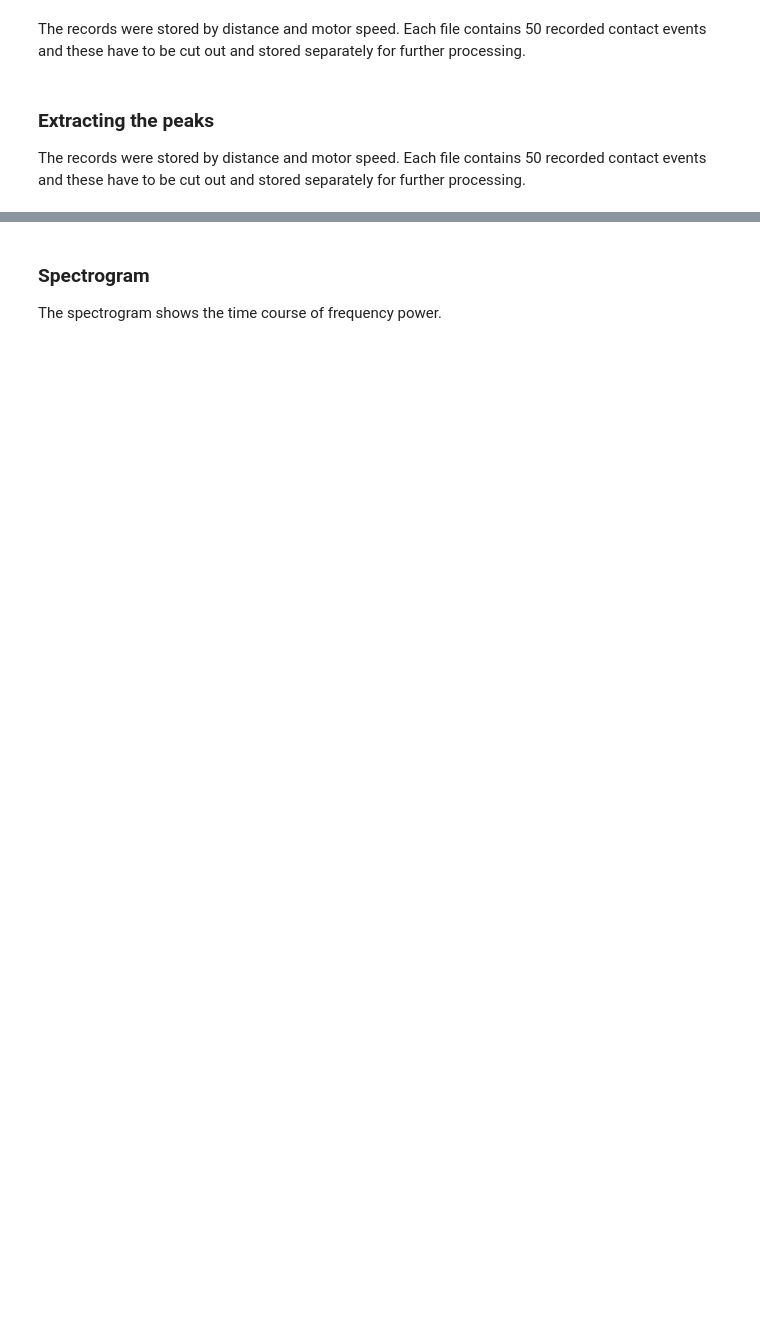
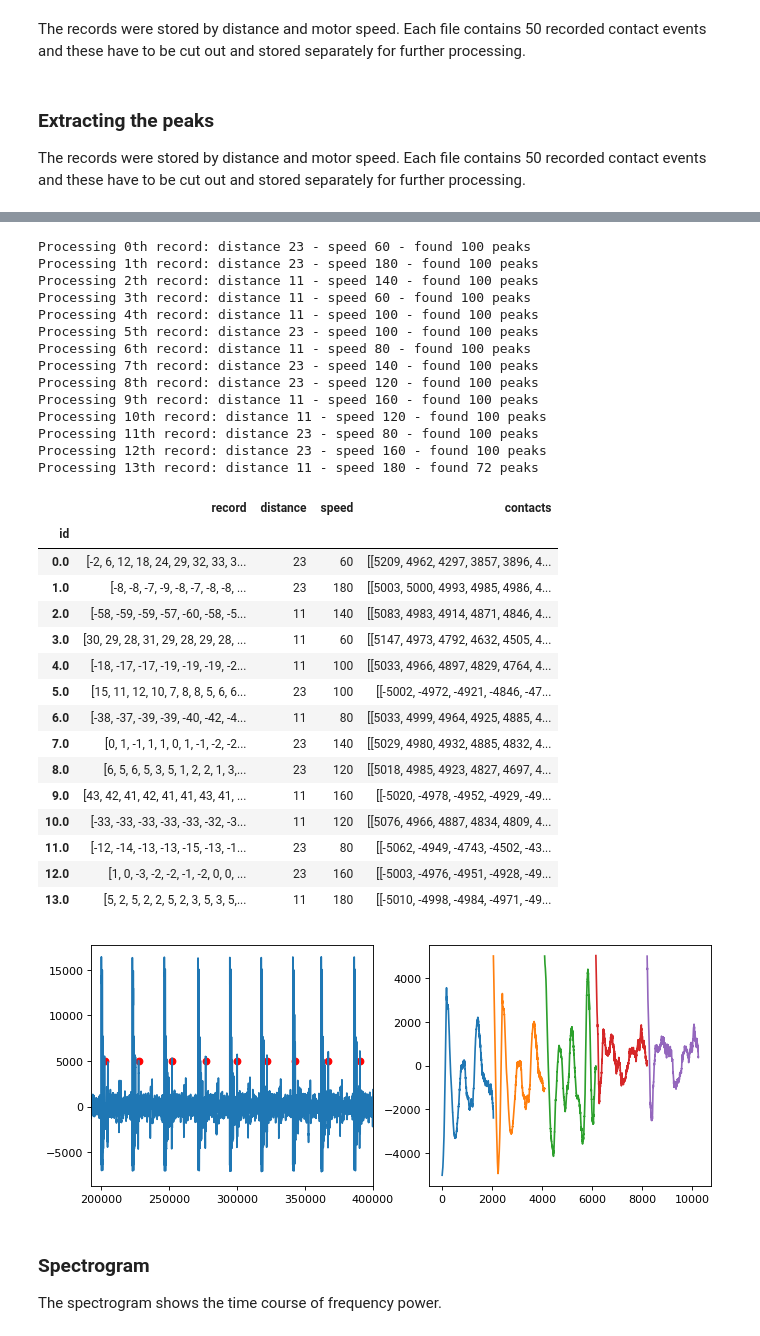
Before and after one commit to LucaHermes/PiezoAntenna, a Jupyter notebook: Piezo Antenna.ipynb, the cells around one changed output, grey strips where cells are left out. Cells and saved outputs as stored; diff of their text form; code cells hidden in the pictures; blank space fills up the shorter version.

```diff
--- a/Piezo Antenna.ipynb
+++ b/Piezo Antenna.ipynb
@@ -127,3 +98,79 @@ plt.legend()'''
+# %%
+EXPECTED_CONTACTS = 100
+THRESHOLD = 5000
+FRAGMENT_SIZE = 2048
+
+data = rawdata
+
+def find_peaks(x):
+    above_th = pd.Series(x) > THRESHOLD
+    # find every threshold transgression
+    above_th = pd.Series(above_th.index[above_th == True].tolist()).astype(int)
+    diff = above_th.diff(periods=-1).abs()
+    last_peaks_indices = diff.index[diff > 4410].tolist()
+    last_peaks_indices.append(len(above_th) - 1)
+    last_peaks = above_th[last_peaks_indices].reset_index(drop=True)
+
+    return last_peaks
+
+for i in range(N_CLASSES):
+    d = pd.Series(data['record'][i])
+    peaks = find_peaks(d.abs())
+    idx_peaks = pd.Index(peaks)
+    print('Processing {}th record: distance {} - speed {} - found {} peaks'.format(
+        i, rawdata['distance'][i], rawdata['speed'][i], len(peaks)))
+    contacts = []
+    for c_idx in peaks:
+        contacts.append(d[c_idx:c_idx + FRAGMENT_SIZE].tolist())
+        contact_nr = idx_peaks.get_loc(c_idx)
+    data.at[i, 'contacts'] = 0
+    data['contacts'] = data['contacts'].astype(object)
+    data.at[i, 'contacts'] = np.array(contacts)
+
+
+plt.figure(num=None, figsize=(10, 4), dpi=80)
+plt.subplot('121')
+last_series = data['record'][len(data['record'])-1]
+plt.plot(last_series)
+plt.scatter(peaks, [ last_series[i] for i in peaks ], color='r')
+plt.xlim((192599, 400000))
+plt.subplot('122')
+for i in range(5):
+    xs = range(FRAGMENT_SIZE*(i),FRAGMENT_SIZE*(i+1))
+    plt.plot(xs, last_series[peaks[i]:peaks[i] + FRAGMENT_SIZE])
+data
+# %% [output]
+Processing 0th record: distance 23 - speed 60 - found 100 peaks
+Processing 1th record: distance 23 - speed 180 - found 100 peaks
+Processing 2th record: distance 11 - speed 140 - found 100 peaks
+Processing 3th record: distance 11 - speed 60 - found 100 peaks
+Processing 4th record: distance 11 - speed 100 - found 100 peaks
+Processing 5th record: distance 23 - speed 100 - found 100 peaks
+Processing 6th record: distance 11 - speed 80 - found 100 peaks
+Processing 7th record: distance 23 - speed 140 - found 100 peaks
+Processing 8th record: distance 23 - speed 120 - found 100 peaks
+Processing 9th record: distance 11 - speed 160 - found 100 peaks
+Processing 10th record: distance 11 - speed 120 - found 100 peaks
+Processing 11th record: distance 23 - speed 80 - found 100 peaks
+Processing 12th record: distance 23 - speed 160 - found 100 peaks
+Processing 13th record: distance 11 - speed 180 - found 72 peaks
+|  | record | distance | speed | contacts |
+| id |  |  |  |  |
+| 0.0 | [-2, 6, 12, 18, 24, 29, 32, 33, 3... | 23 | 60 | [[5209, 4962, 4297, 3857, 3896, 4... |
+| 1.0 | [-8, -8, -7, -9, -8, -7, -8, -8, ... | 23 | 180 | [[5003, 5000, 4993, 4985, 4986, 4... |
+| 2.0 | [-58, -59, -59, -57, -60, -58, -5... | 11 | 140 | [[5083, 4983, 4914, 4871, 4846, 4... |
+| 3.0 | [30, 29, 28, 31, 29, 28, 29, 28, ... | 11 | 60 | [[5147, 4973, 4792, 4632, 4505, 4... |
+| 4.0 | [-18, -17, -17, -19, -19, -19, -2... | 11 | 100 | [[5033, 4966, 4897, 4829, 4764, 4... |
+| 5.0 | [15, 11, 12, 10, 7, 8, 8, 5, 6, 6... | 23 | 100 | [[-5002, -4972, -4921, -4846, -47... |
+| 6.0 | [-38, -37, -39, -39, -40, -42, -4... | 11 | 80 | [[5033, 4999, 4964, 4925, 4885, 4... |
+| 7.0 | [0, 1, -1, 1, 1, 0, 1, -1, -2, -2... | 23 | 140 | [[5029, 4980, 4932, 4885, 4832, 4... |
+| 8.0 | [6, 5, 6, 5, 3, 5, 1, 2, 2, 1, 3,... | 23 | 120 | [[5018, 4985, 4923, 4827, 4697, 4... |
+| 9.0 | [43, 42, 41, 42, 41, 41, 43, 41, ... | 11 | 160 | [[-5020, -4978, -4952, -4929, -49... |
+| 10.0 | [-33, -33, -33, -33, -33, -32, -3... | 11 | 120 | [[5076, 4966, 4887, 4834, 4809, 4... |
+| 11.0 | [-12, -14, -13, -13, -15, -13, -1... | 23 | 80 | [[-5062, -4949, -4743, -4502, -43... |
+| 12.0 | [1, 0, -3, -2, -2, -1, -2, 0, 0, ... | 23 | 160 | [[-5003, -4976, -4951, -4928, -49... |
+| 13.0 | [5, 2, 5, 2, 2, 5, 2, 3, 5, 3, 5,... | 11 | 180 | [[-5010, -4998, -4984, -4971, -49... |
+[figure, added]
 # %% [markdown]
 ### Spectrogram
 
```
Also changed, not shown: parts of 8 cells of this notebook, 11 other files.
